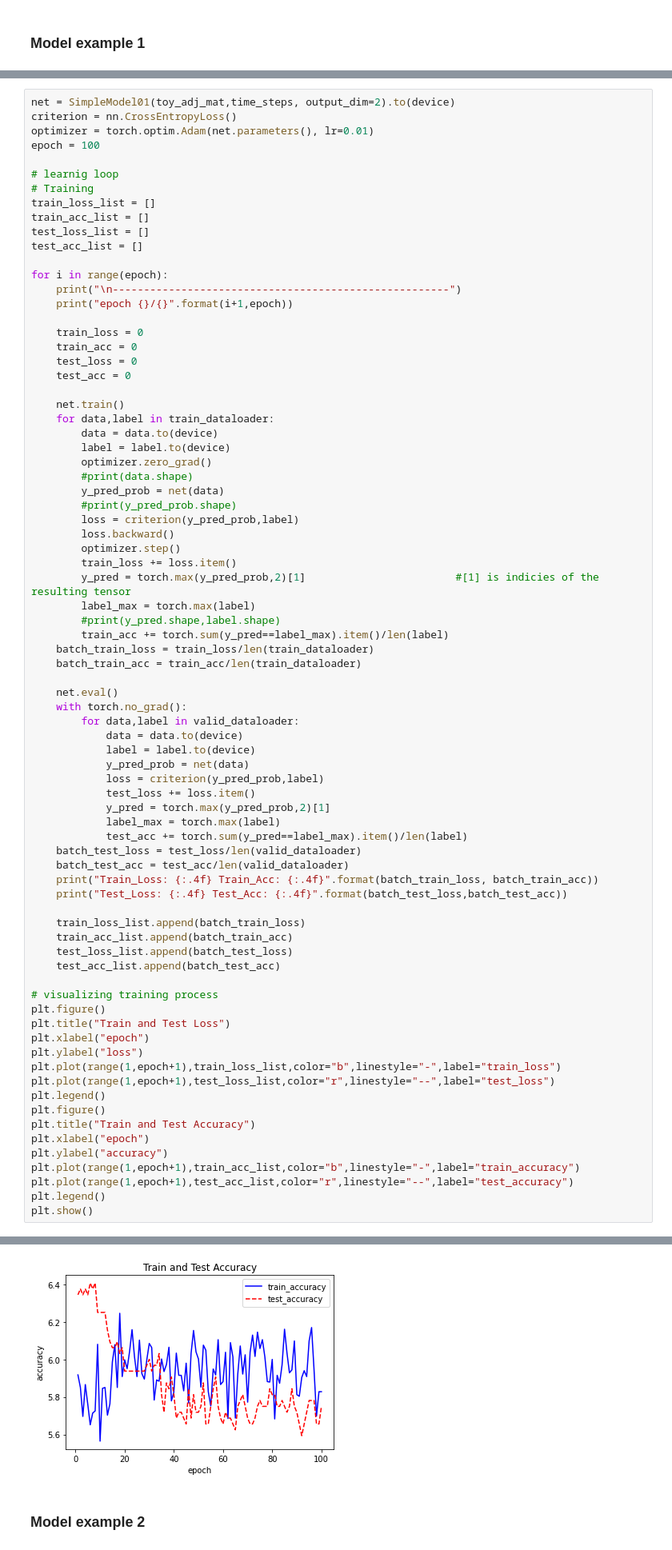
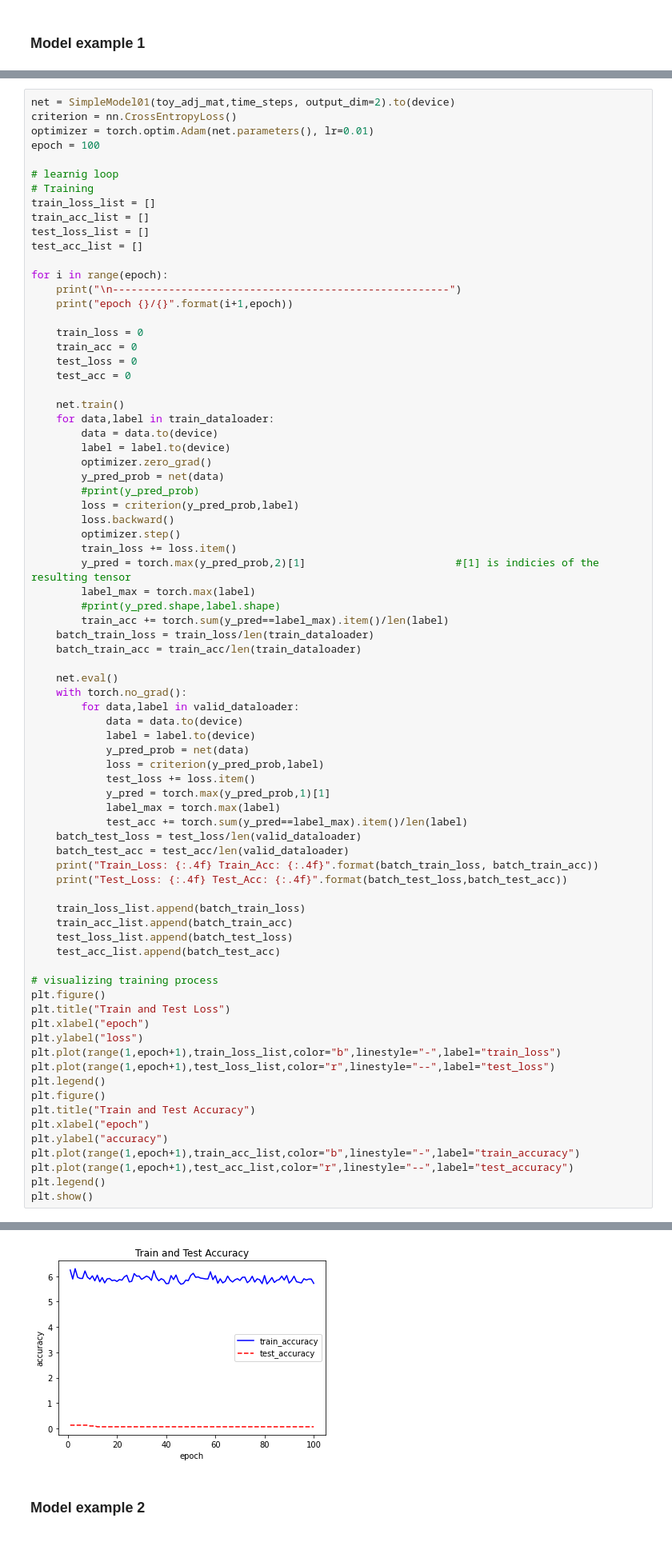
Before and after one commit to Vinnesta/l45-music-gnn, a Jupyter notebook: L45_Mozart_is_a_GNN.ipynb, the cells around one changed output, grey strips where cells are left out. Shown at 80% size. Drawn from its saved outputs; the diff is of its cells as text.

```diff
--- a/L45_Mozart_is_a_GNN.ipynb
+++ b/L45_Mozart_is_a_GNN.ipynb
@@ -223,9 +214,8 @@ for i in range(epoch):
         data = data.to(device)
         label = label.to(device)
         optimizer.zero_grad()
-        #print(data.shape)
         y_pred_prob = net(data)
-        #print(y_pred_prob.shape)
+        #print(y_pred_prob)
         loss = criterion(y_pred_prob,label)
         loss.backward()
         optimizer.step()
@@ -245,7 +235,7 @@ for i in range(epoch):
             y_pred_prob = net(data)
             loss = criterion(y_pred_prob,label)
             test_loss += loss.item()
-            y_pred = torch.max(y_pred_prob,2)[1]
+            y_pred = torch.max(y_pred_prob,1)[1]
             label_max = torch.max(label)
             test_acc += torch.sum(y_pred==label_max).item()/len(label)
     batch_test_loss = test_loss/len(valid_dataloader)
@@ -298,4 +303,4 @@ Test_Loss: 14.8861 Test_Acc: 5.7500
-[figure, old version]
+[figure, new version]
 # %% [markdown]
 ### Model example 2
 # %%
```
Also changed, not shown: parts of 23 cells of this notebook.
